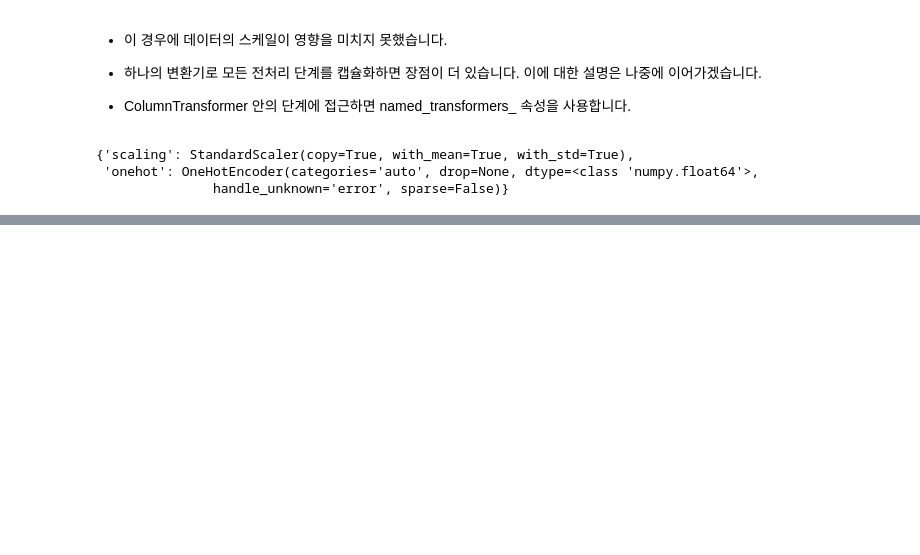
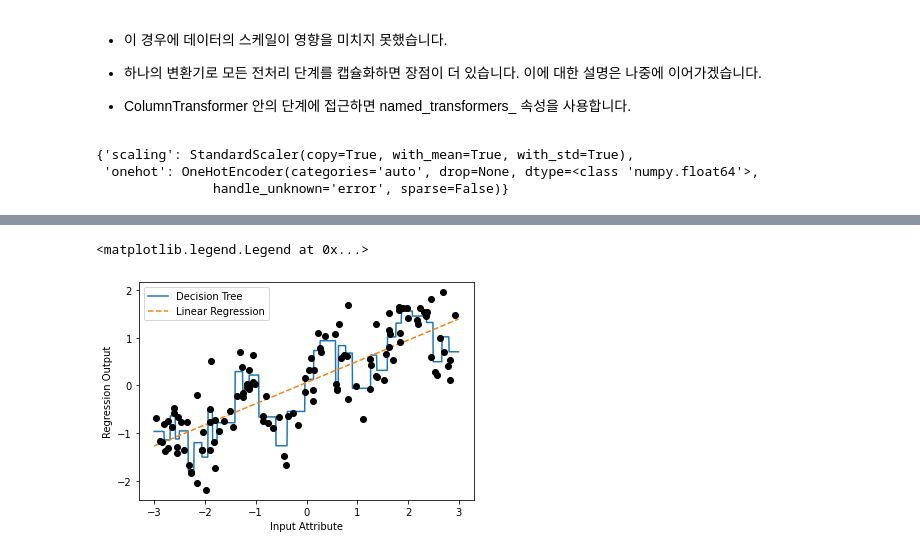
Before and after one commit to myeonghan-nim/introduction-to-marchine-learning-with-python, a Jupyter notebook: chapter04. data expression and characteristic engineering.ipynb, the cells around one changed output, grey strips where cells are left out. Cells and saved outputs as stored; diff of their text form; code cells hidden in the pictures; blank space fills up the shorter version.

```diff
--- a/chapter04. data expression and characteristic engineering.ipynb
+++ b/chapter04. data expression and characteristic engineering.ipynb
@@ -376,0 +400,22 @@ ct.named_transformers_
+# %%
+from sklearn.linear_model import LinearRegression
+from sklearn.tree import DecisionTreeRegressor
+from matplotlib import pyplot as plt
+import numpy as np
+
+X, y = mglearn.datasets.make_wave(n_samples=120)
+line = np.linspace(-3, 3, 1000, endpoint=False).reshape(-1, 1)
+
+reg = DecisionTreeRegressor(min_samples_leaf=3).fit(X, y)
+plt.plot(line, reg.predict(line), label='Decision Tree')
+
+reg = LinearRegression().fit(X, y)
+plt.plot(line, reg.predict(line), '--', label='Linear Regression')
+
+plt.plot(X[:, 0], y, 'o', c='k')
+plt.xlabel('Input Attribute')
+plt.ylabel('Regression Output')
+plt.legend(loc='best')
+# %% [output]
+<matplotlib.legend.Legend at 0x...>
+[figure, added]
```
Also changed, not shown: parts of 64 cells of this notebook.
